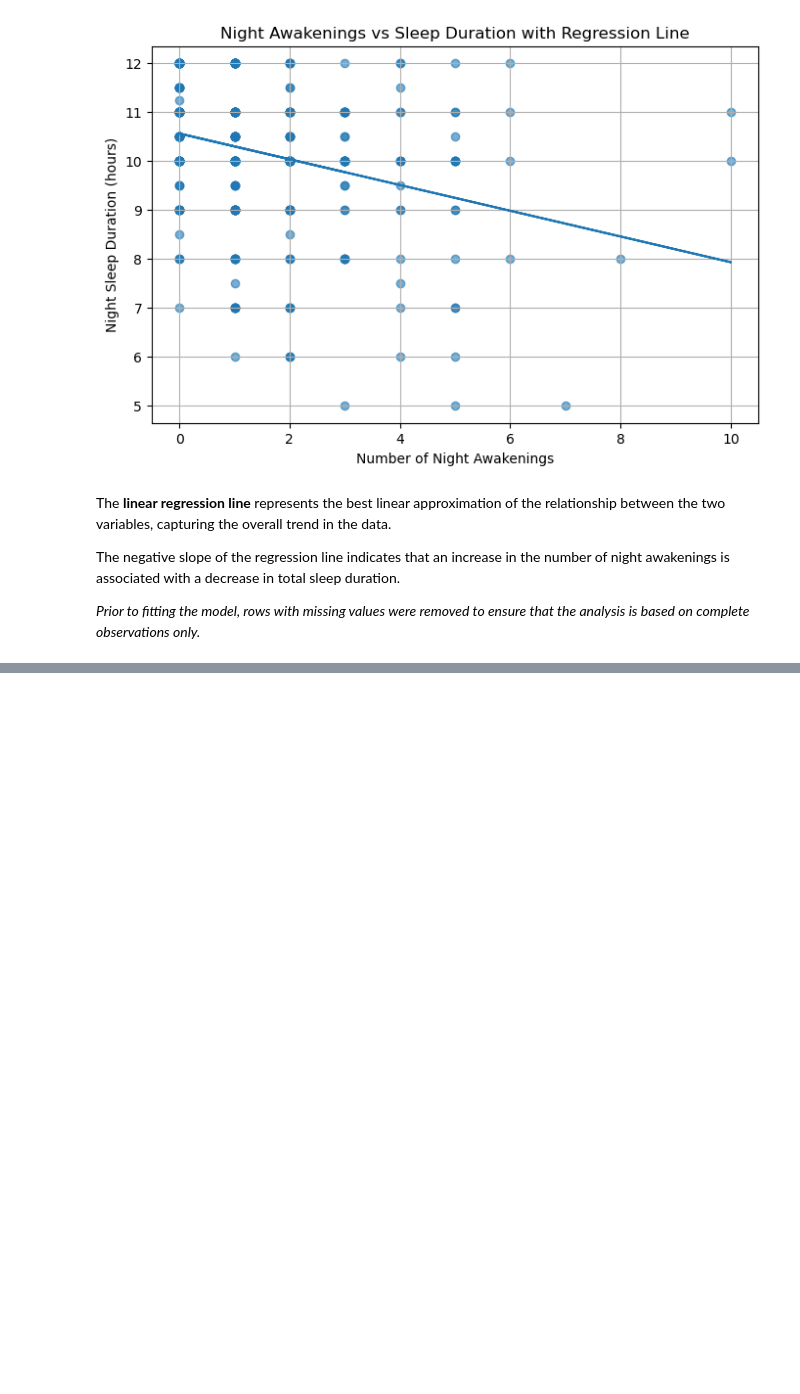
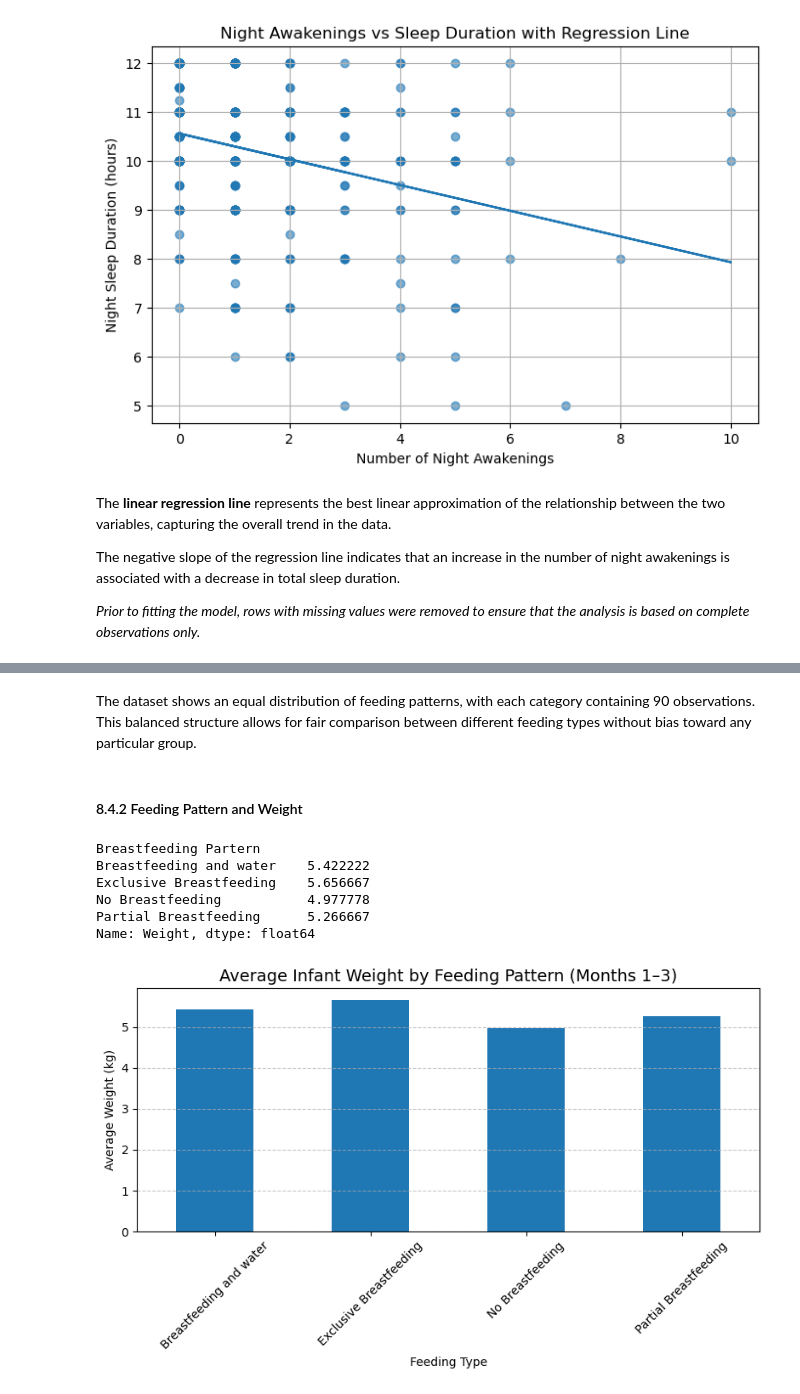
Before and after one commit to atanasovnikolay/AI_ML_DataScience, a Jupyter notebook: Data_Science_project.ipynb, the cells around one changed output, grey strips where cells are left out. Drawn from its saved outputs; the diff is of its cells as text; code cells hidden in the pictures; blank space fills up the shorter version.

```diff
--- a/Data_Science_project.ipynb
+++ b/Data_Science_project.ipynb
@@ -431,0 +488,31 @@ The negative slope of the regression line indicates that an increase in the numb
+# %% [markdown]
+The dataset shows an equal distribution of feeding patterns, with each category containing 90 observations. This balanced structure allows for fair comparison between different feeding types without bias toward any particular group.
+# %% [markdown]
+#### 8.4.2 Feeding Pattern and Weight
+# %%
+feeding_filtered.groupby('Breastfeeding Partern')['Weight'].mean()
+# %% [output]
+Breastfeeding Partern
+Breastfeeding and water    5.422222
+Exclusive Breastfeeding    5.656667
+No Breastfeeding           4.977778
+Partial Breastfeeding      5.266667
+Name: Weight, dtype: float64
+# %%
+avg_weight = feeding_filtered.groupby('Breastfeeding Partern')['Weight'].mean()
+
+plt.figure(figsize=(8,5))
+
+avg_weight.plot(kind='bar')
+
+plt.title("Average Infant Weight by Feeding Pattern (Months 1–3)", fontsize=14)
+plt.xlabel("Feeding Type")
+plt.ylabel("Average Weight (kg)")
+
+plt.xticks(rotation=45)
+plt.grid(axis='y', linestyle='--', alpha=0.7)
+
+plt.tight_layout()
+plt.show()
+# %% [output]
+[figure, added]
```
Also changed, not shown: parts of 24 cells of this notebook.
